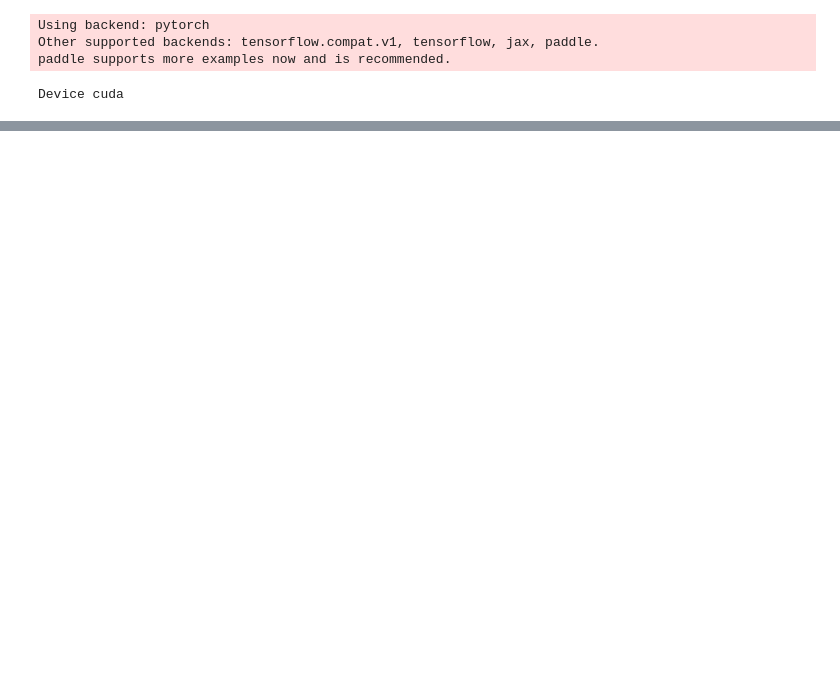
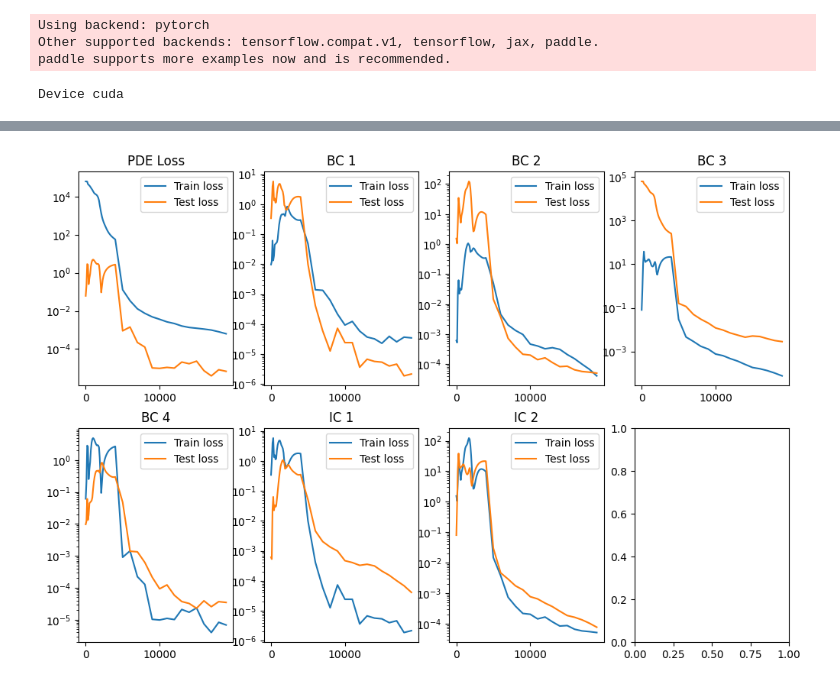
Before and after one commit to phfranz/pinns_for_comp_mech, a Jupyter notebook: beams/Euler_beam_notebook.ipynb, the cells around one changed output, grey strips where cells are left out. Saved outputs shown, nothing was run; the diff lists cells and outputs as text; code cells hidden in the pictures; blank space fills up the shorter version.

```diff
--- a/beams/Euler_beam_notebook.ipynb
+++ b/beams/Euler_beam_notebook.ipynb
@@ -153,0 +147,26 @@ KeyboardInterrupt:
+# %%
+# visualize loss history
+
+loss_history_nice = np.loadtxt("loss.dat", skiprows=1)
+
+import matplotlib.pyplot as plt
+
+loss_counter = 1
+labels = ["PDE Loss", "BC 1", "BC 2", "BC 3", "BC 4", "IC 1", "IC 2"]
+
+fig, ax = plt.subplots(2,4, figsize=(12,8))
+
+for i in range(2):
+
+    for j in range(4):
+
+        if i != 1 or j!=3:
+
+            ax[i,j].semilogy(loss_history_nice[:,0],loss_history_nice[:,loss_counter], label='Train loss')
+            ax[i,j].semilogy(loss_history_nice[:,0],loss_history_nice[:,loss_counter+1], label='Test loss')
+            ax[i,j].legend()
+            ax[i,j].set_title(labels[i*4+j])
+
+            loss_counter = loss_counter+2
+# %% [output]
+[figure, added]
```
Also changed, not shown: parts of 9 cells of this notebook.
